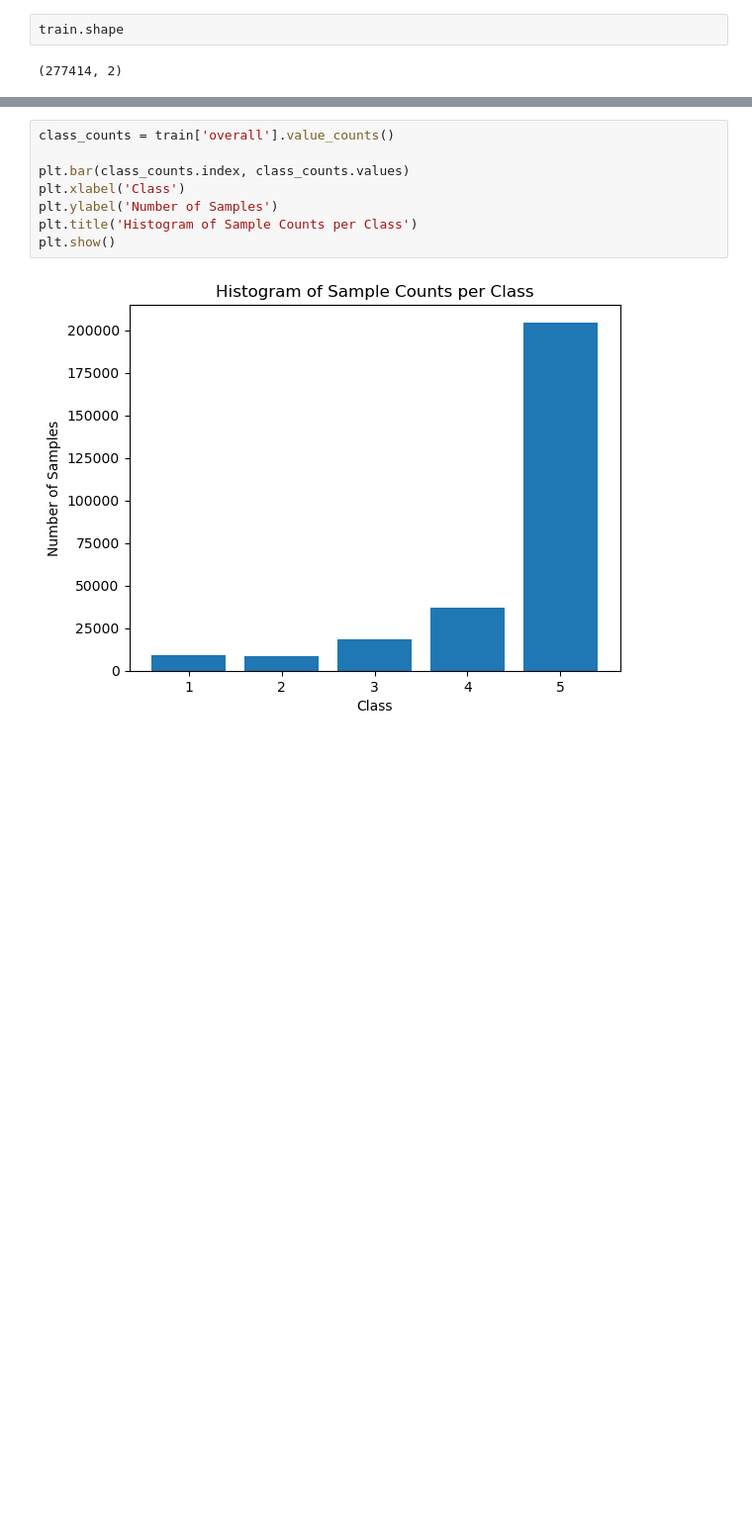
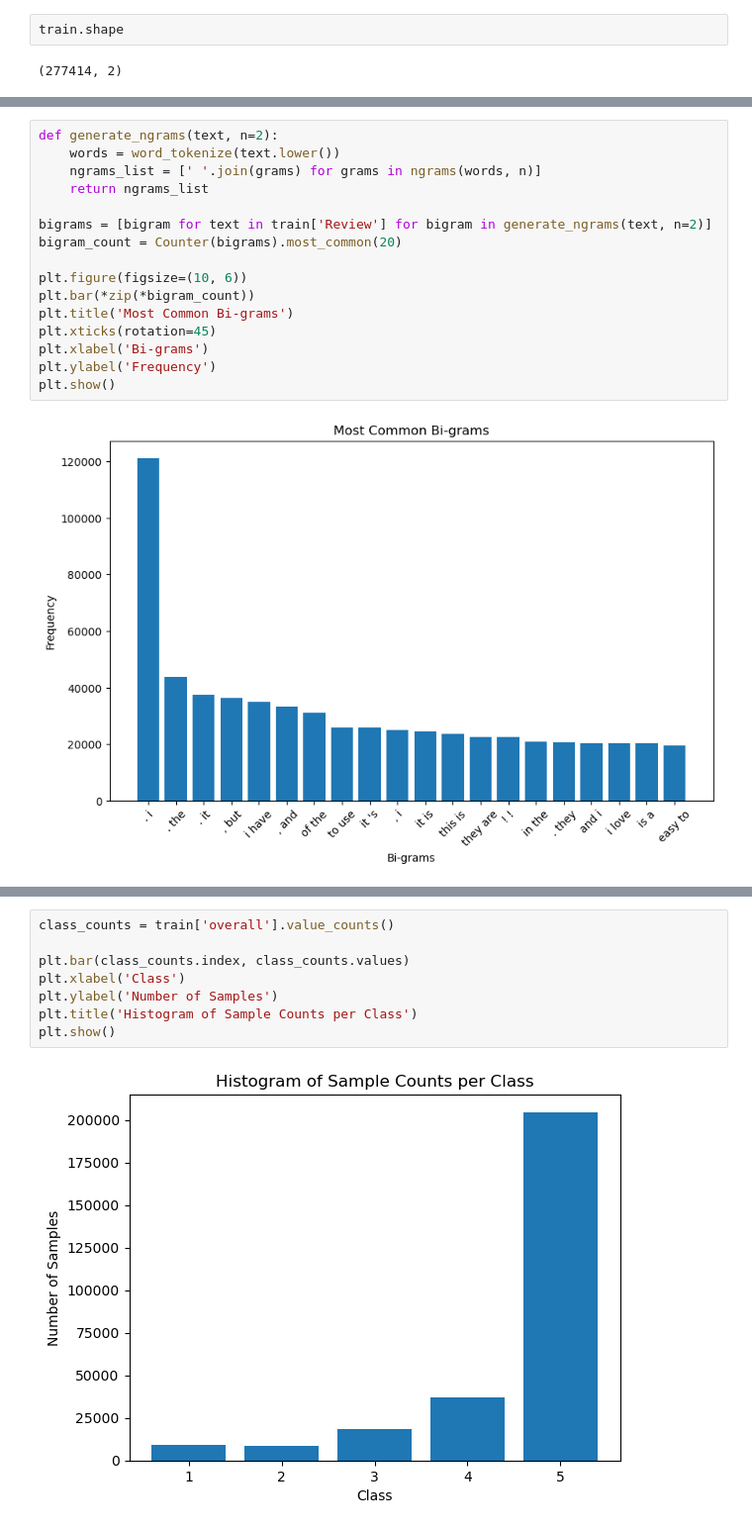
Before and after one commit to nuratamton/Amazon-Reviews, a Jupyter notebook: Cw2_Amazon.ipynb, the cells around one changed output, grey strips where cells are left out. Shown at 99% size. Cells and saved outputs as stored; diff of their text form; blank space fills up the shorter version.

```diff
--- a/Cw2_Amazon.ipynb
+++ b/Cw2_Amazon.ipynb
@@ -170,0 +195,18 @@ train.shape
+# %%
+def generate_ngrams(text, n=2):
+    words = word_tokenize(text.lower())
+    ngrams_list = [' '.join(grams) for grams in ngrams(words, n)]
+    return ngrams_list
+
+bigrams = [bigram for text in train['Review'] for bigram in generate_ngrams(text, n=2)]
+bigram_count = Counter(bigrams).most_common(20)
+
+plt.figure(figsize=(10, 6))
+plt.bar(*zip(*bigram_count))
+plt.title('Most Common Bi-grams')
+plt.xticks(rotation=45)
+plt.xlabel('Bi-grams')
+plt.ylabel('Frequency')
+plt.show()
+# %% [output]
+[figure, added]
```
Also changed, not shown: parts of 51 cells of this notebook.
